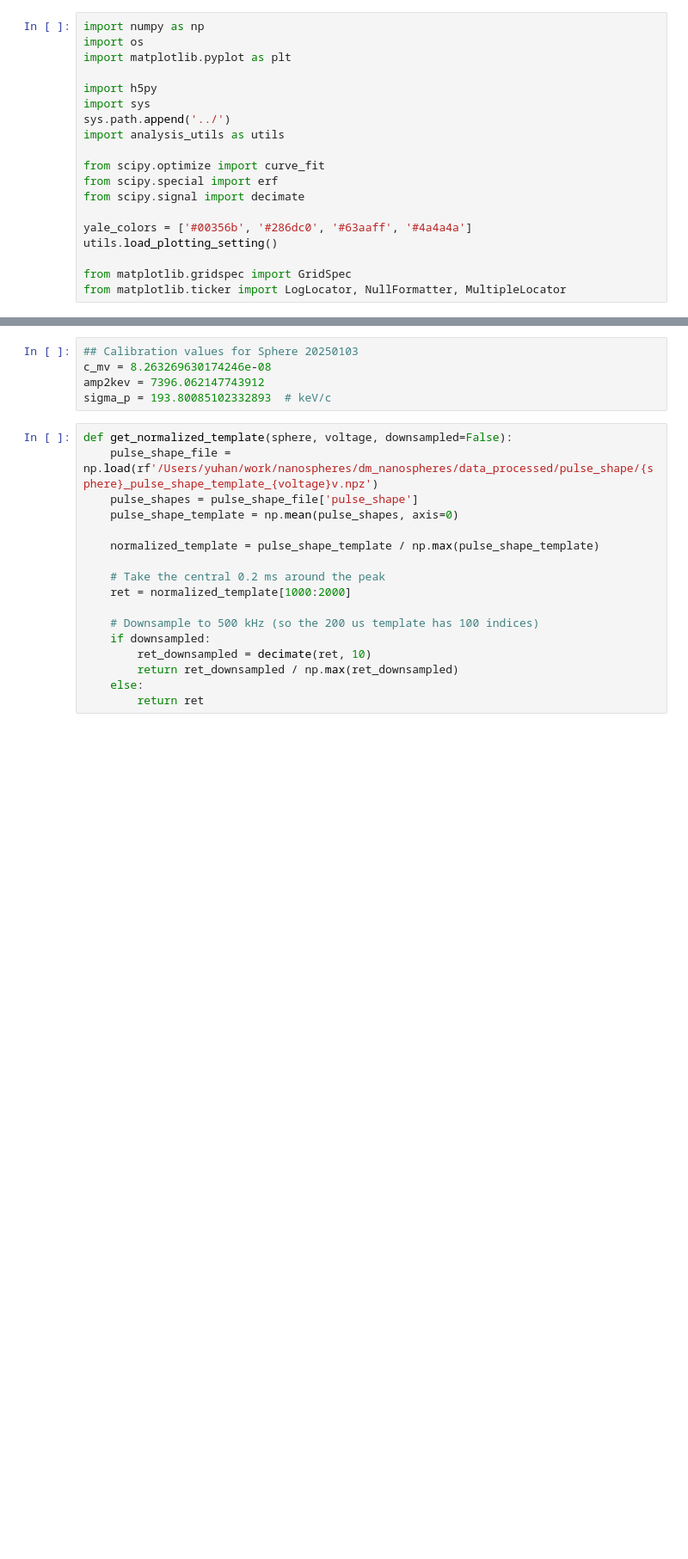
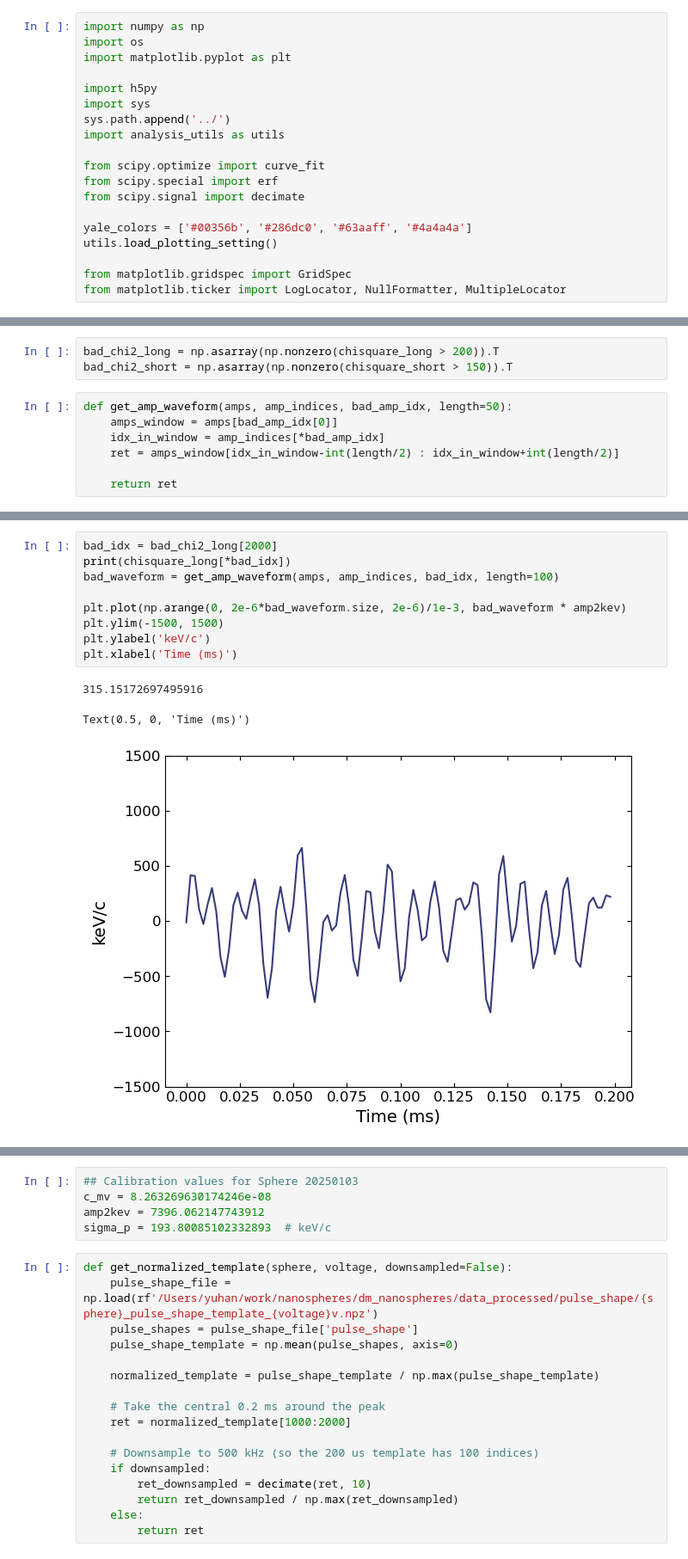
Before and after one commit to yuhants/dm_nanospheres, a Jupyter notebook: analysis_notebooks/sphere_combined_reconstruction.ipynb, the cells around one changed output, grey strips where cells are left out. Shown: that part at 86% size. Cells and saved outputs as stored; diff of their text form; blank space fills up the shorter version.

```diff
--- a/analysis_notebooks/sphere_combined_reconstruction.ipynb
+++ b/analysis_notebooks/sphere_combined_reconstruction.ipynb
@@ -19,0 +110,10 @@ from matplotlib.ticker import LogLocator, NullFormatter, MultipleLocator
+# %%
+bad_chi2_long = np.asarray(np.nonzero(chisquare_long > 200)).T
+bad_chi2_short = np.asarray(np.nonzero(chisquare_short > 150)).T
+# %%
+def get_amp_waveform(amps, amp_indices, bad_amp_idx, length=50):
+    amps_window = amps[bad_amp_idx[0]]
+    idx_in_window = amp_indices[*bad_amp_idx]
+    ret = amps_window[idx_in_window-int(length/2) : idx_in_window+int(length/2)]
+
+    return ret
@@ -19,0 +124,13 @@ from matplotlib.ticker import LogLocator, NullFormatter, MultipleLocator
+# %%
+bad_idx = bad_chi2_long[2000]
+print(chisquare_long[*bad_idx])
+bad_waveform = get_amp_waveform(amps, amp_indices, bad_idx, length=100)
+
+plt.plot(np.arange(0, 2e-6*bad_waveform.size, 2e-6)/1e-3, bad_waveform * amp2kev)
+plt.ylim(-1500, 1500)
+plt.ylabel('keV/c')
+plt.xlabel('Time (ms)')
+# %% [output]
+315.15172697495916
+Text(0.5, 0, 'Time (ms)')
+[figure, added]
```
Also changed, not shown: parts of 12 cells of this notebook, 4 other files.
